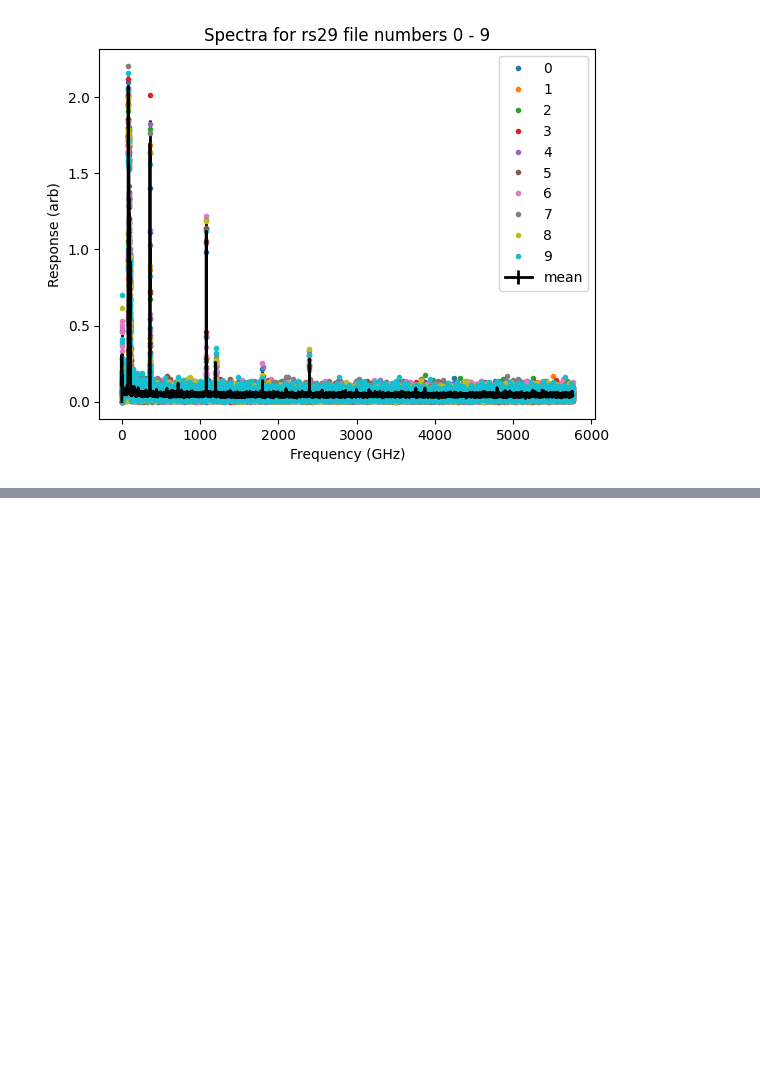
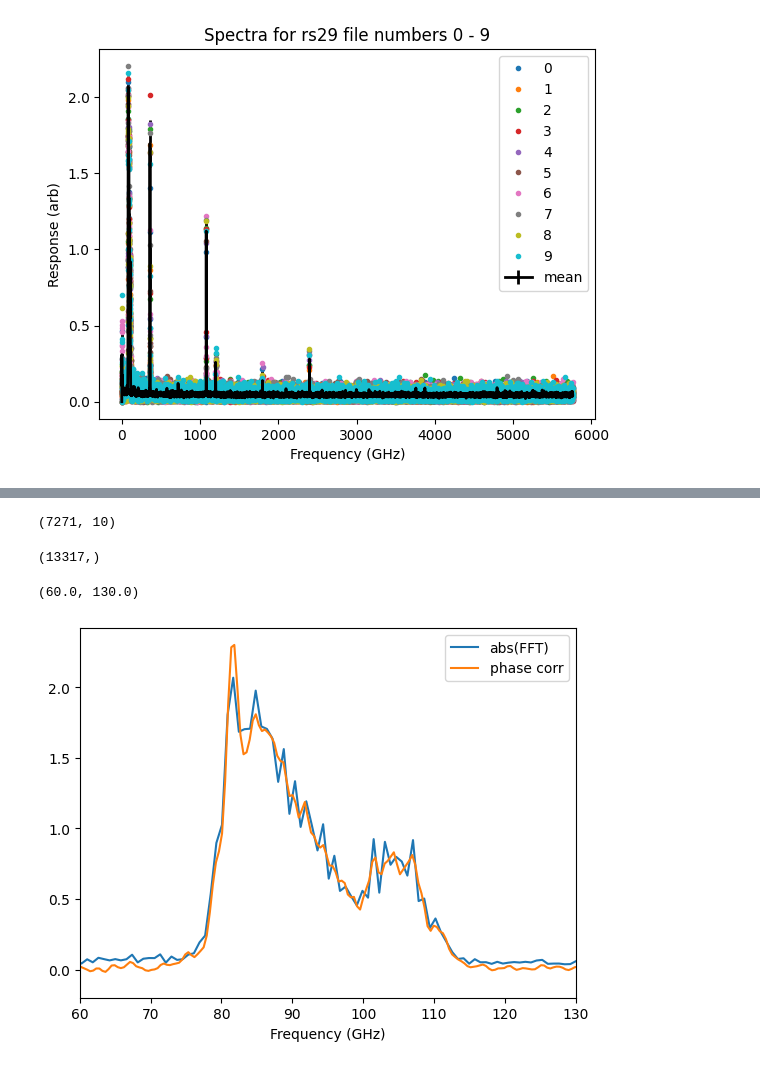
Before and after one commit to usnistgov/quantum-sensors-tdm, a Jupyter notebook: detchar/analysis/howto/fts_howto.ipynb, the cells around one changed output, grey strips where cells are left out. Cells and saved outputs as stored; diff of their text form; code cells hidden in the pictures; blank space fills up the shorter version.

```diff
--- a/detchar/analysis/howto/fts_howto.ipynb
+++ b/detchar/analysis/howto/fts_howto.ipynb
@@ -48,0 +79,18 @@ fts_set.plot_measurements(xlim=(60,130))
+# %%
+fts_set.measurements[0].S.shape
+# %% [output]
+(7271, 10)
+# %%
+fts_set.measurements[0].S_phase_corr.shape
+# %% [output]
+(13317,)
+# %%
+# to make the same plot as above (but not peak normalized), but directly accessing the data
+plt.plot(fts_set.measurements[0].f, fts_set.measurements[0].S_mean)
+plt.plot(fts_set.measurements[0].f_phase_corr, fts_set.measurements[0].S_phase_corr.real)
+plt.legend(('abs(FFT)','phase corr'))
+plt.xlabel('Frequency (GHz)')
+plt.xlim(60,130)
+# %% [output]
+(60.0, 130.0)
+[figure, added]
```
Also changed, not shown: parts of 25 cells of this notebook, 1 other file.
